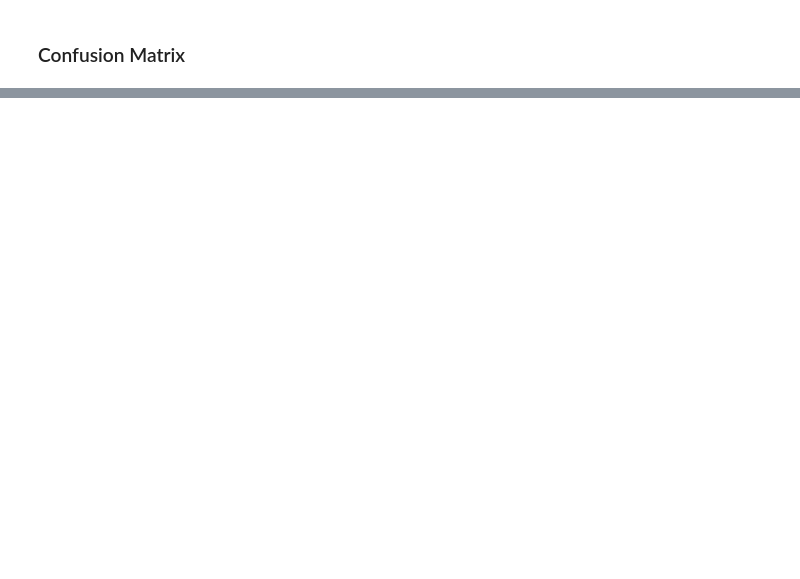
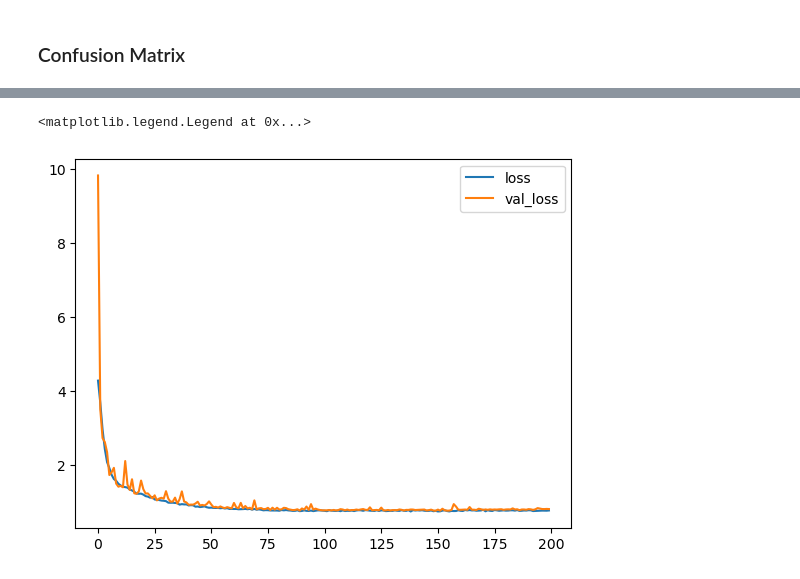
Before and after one commit to GrantThurman/stock-price-predictor, a Jupyter notebook: predictor.ipynb, the cells around one changed output, grey strips where cells are left out. Saved outputs shown, nothing was run; the diff lists cells and outputs as text; code cells hidden in the pictures; blank space fills up the shorter version.

Commit message:
Add a basic network for comparison
Added a two-layer dense network to compare to our model

```diff
--- a/predictor.ipynb
+++ b/predictor.ipynb
@@ -162,0 +165,19 @@ plt.show()
+# %%
+basic_model = Sequential([
+    Flatten(input_shape=(X_train_seq.shape[1], X_train_seq.shape[2])),
+
+    # Layer 1
+    Dense(128, activation="relu", kernel_regularizer=l2(0.01)),
+    BatchNormalization(),
+    Dropout(0.4),
+
+    # Layer 2
+    Dense(64, activation="relu", kernel_regularizer=l2(0.01)),
+    BatchNormalization(),
+    Dropout(0.4),
+
+    # Output
+    Dense(1, activation="sigmoid")
+])
+
+basic_model.summary()
@@ -162,0 +206,8 @@ plt.show()
+# %%
+basic_model.compile(loss="binary_crossentropy", optimizer="adam", metrics=["accuracy"])
+
+basic_history = basic_model.fit(X_train_seq, y_train_seq, batch_size=32, epochs=200, validation_data=(X_val_seq, y_val_seq))
+
+score = basic_model.evaluate(X_test_seq, y_test_seq, verbose=0)
+print("Test loss:", score[0])
+print("Test accuracy:", score[1])
@@ -162,0 +232,7 @@ plt.show()
+# %%
+plt.plot(basic_history.history['loss'], label='loss')
+plt.plot(basic_history.history['val_loss'], label='val_loss')
+plt.legend()
+# %% [output]
+<matplotlib.legend.Legend at 0x...>
+[figure, added]
```
Also changed, not shown: parts of 7 cells of this notebook.
